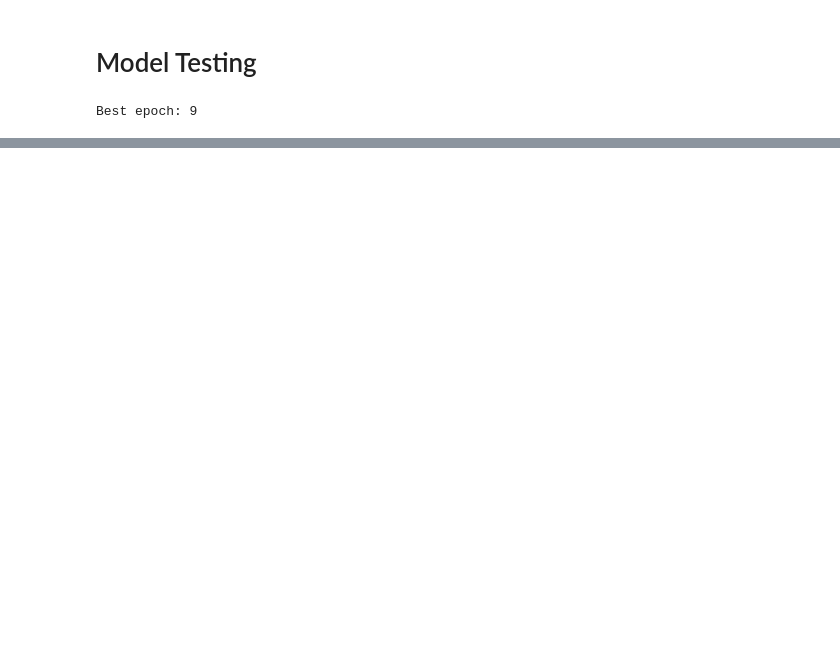
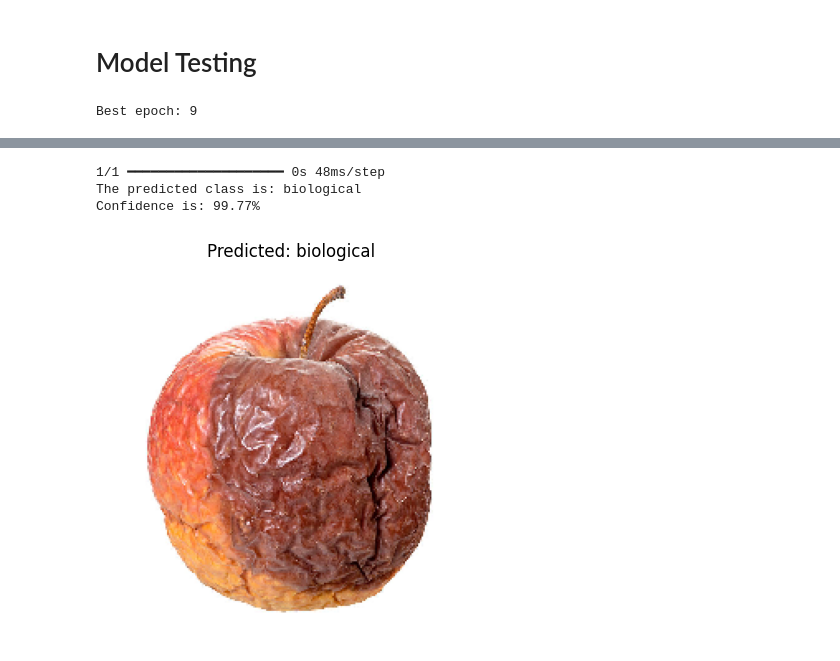
Before and after one commit to calvin050101/Waste-Type-Classification, a Jupyter notebook: Waste_Classification.ipynb, the cells around one changed output, grey strips where cells are left out. Saved outputs shown, nothing was run; the diff lists cells and outputs as text; code cells hidden in the pictures; blank space fills up the shorter version.

```diff
--- a/Waste_Classification.ipynb
+++ b/Waste_Classification.ipynb
@@ -298,0 +324,9 @@ Confidence is: 90.52%
+# %%
+img_path = '/content/rotten-apple.jpg'
+img = image.load_img(img_path, target_size=(IMG_SIZE, IMG_SIZE))
+predict_waste_type(img)
+# %% [output]
+1/1 ━━━━━━━━━━━━━━━━━━━━ 0s 48ms/step
+The predicted class is: biological
+Confidence is: 99.77%
+[figure, added]
```
Also changed, not shown: parts of 18 cells of this notebook.
